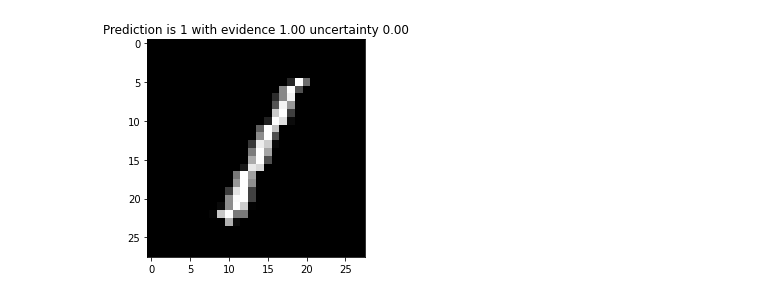
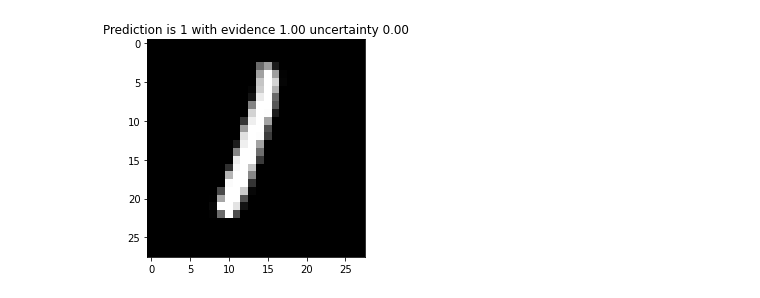
Before and after one commit to kawaho/MLproj, a Jupyter notebook: MNIST/DDP_test.ipynb, the cells around one changed output. Saved outputs shown, nothing was run; the diff lists cells and outputs as text; code cells hidden in the pictures.

```diff
--- a/MNIST/DDP_test.ipynb
+++ b/MNIST/DDP_test.ipynb
@@ -92,28 +105,30 @@ for i, (example_data, example_targets) in enumerate(zip(mnist_testset.data[~corr
 # %%
 from IPython import display
 import time
-evidence, unc, angles, rotated_pics = [], [], [], []
-for angle in range(10, 360, 10):
+digi_one = mnist_testset[5][0]
+evidence, unc, angles, rotated_pics, correctness = [], [], [], [], []
+for angle in range(10, 190, 10):
     example_data_rotated = transforms.functional.rotate(digi_one, angle=angle)
     plt.imshow(example_data_rotated.permute(1, 2, 0), cmap='gray')
 
 
     output = network(example_data_rotated).data + 1
     pred = output.max(1, keepdim=True)[1].flatten()
     S = torch.sum(output, 1, keepdim=True)
     b = output/S
     u = 10/S
 
     plt.title(f'Prediction is {pred.item()} with evidence {b.max().flatten().item():0.2f} uncertainty {u.flatten().item():0.2f}')
 
 
     evidence.append(b.max().flatten().item())
     unc.append(u.flatten().item())
     angles.append(angle)
     rotated_pics.append(example_data_rotated)
+    correctness.append(int(pred.item()==1))
 
     display.display(plt.gcf())
     display.clear_output(wait=True)
     time.sleep(.1)
 # %% [output]
-[figure, old version]
+[figure, new version]
```
Also changed, not shown: parts of 8 cells of this notebook, 1 other file.
